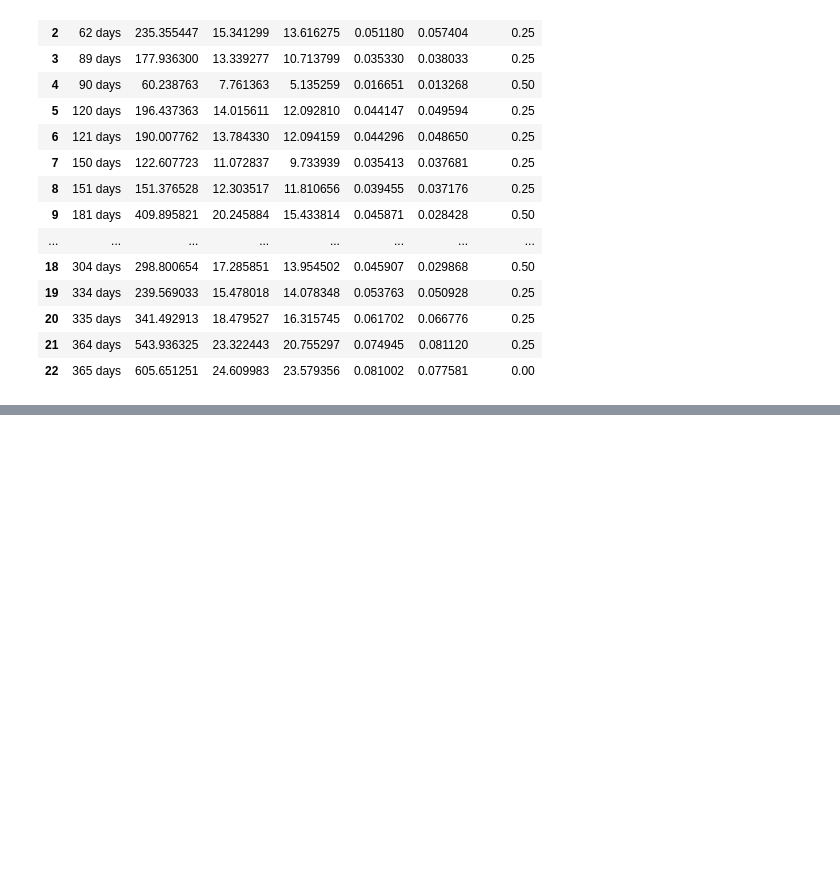
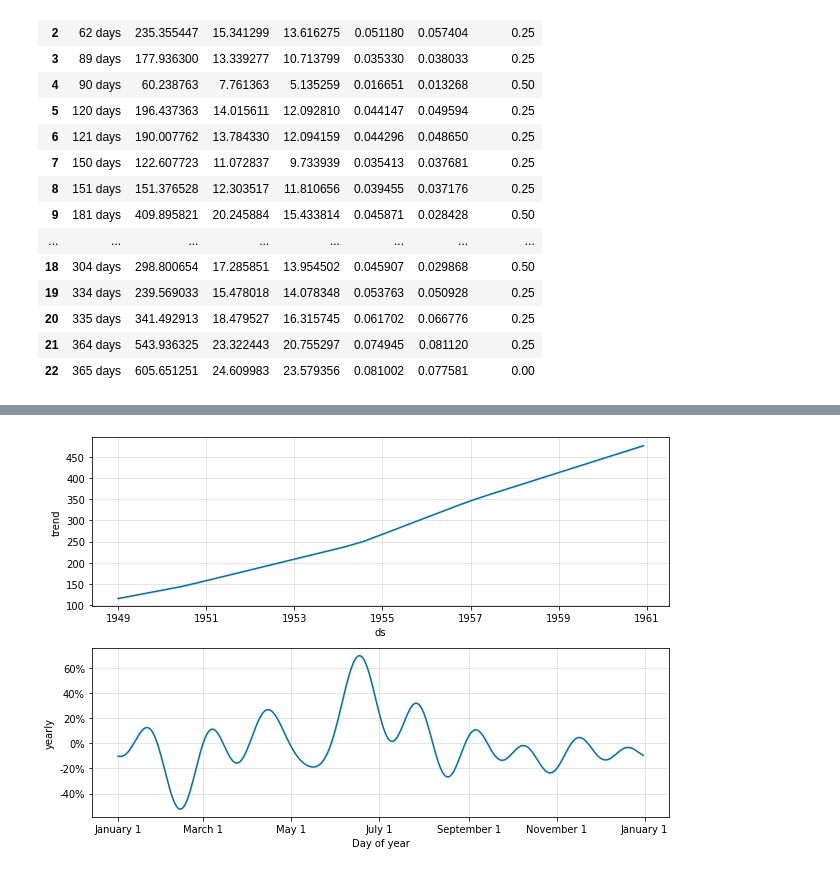
Before and after one commit to sailajak2003/TimeSeries, a Jupyter notebook: airline_pssg.ipynb, the cells around one changed output, grey strips where cells are left out. Saved outputs shown, nothing was run; the diff lists cells and outputs as text; code cells hidden in the pictures; blank space fills up the shorter version.

```diff
--- a/airline_pssg.ipynb
+++ b/airline_pssg.ipynb
@@ -355,0 +368,6 @@ performance_metrics(fb_cv)
+# %%
+# changing seasonality
+
+fig=m.plot_components(forecast);
+# %% [output]
+[figure, added]
```
Also changed, not shown: parts of 3 cells of this notebook.
